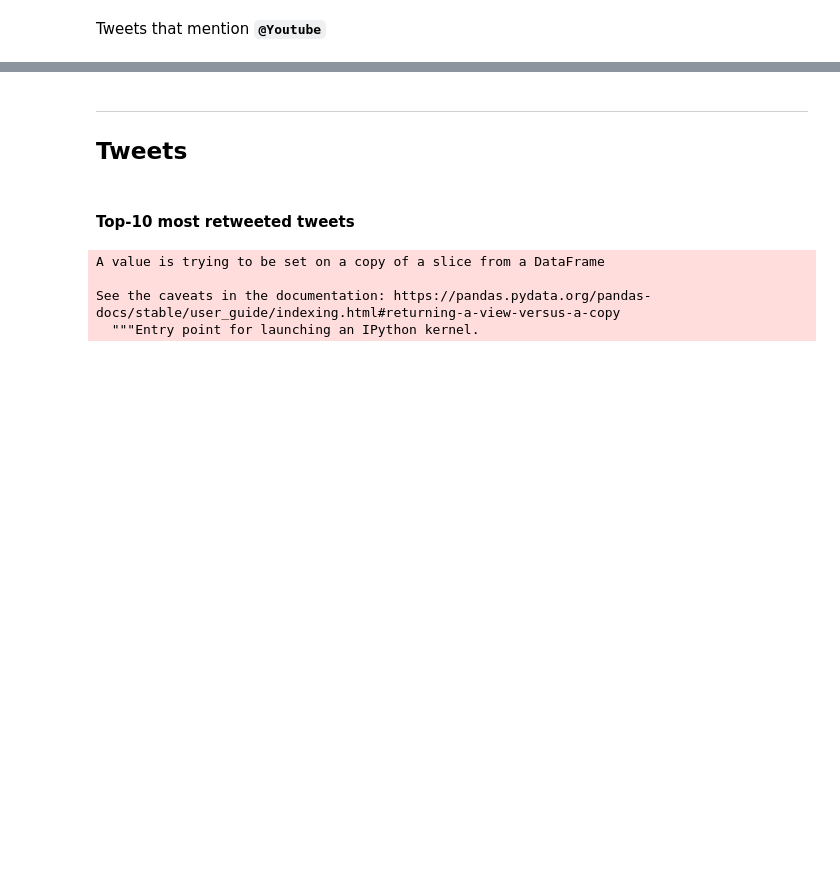
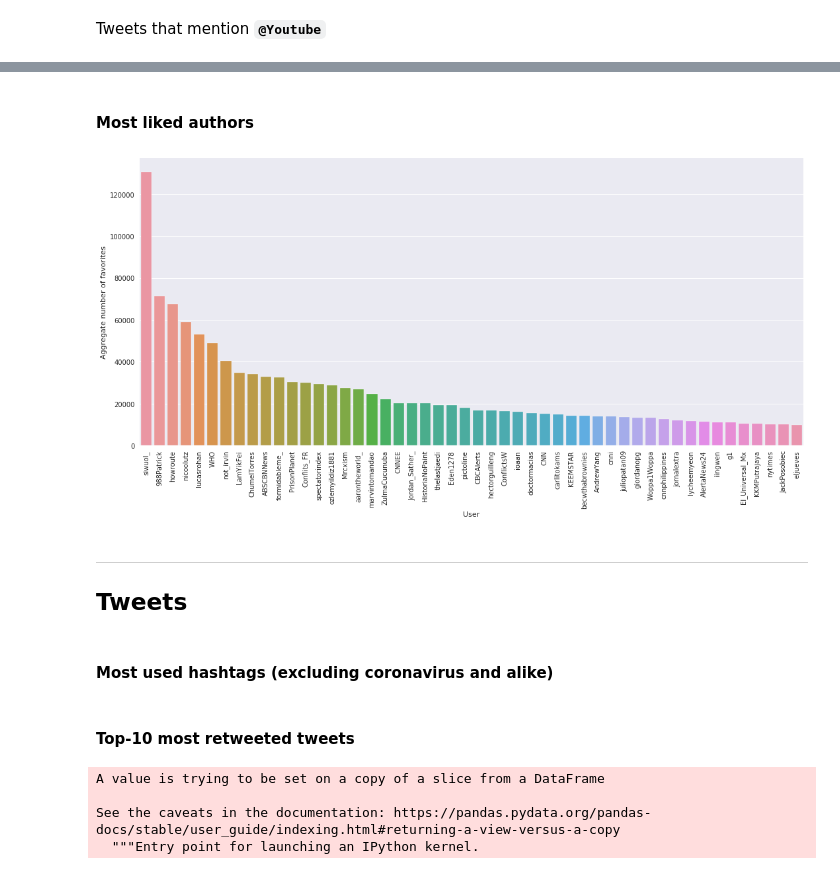
Before and after one commit to social-link-analytics-group-bsc/tw_coronavirus, a Jupyter notebook: corona_virus.ipynb, the cells around one changed output, grey strips where cells are left out. Cells and saved outputs as stored; diff of their text form; code cells hidden in the pictures; blank space fills up the shorter version.

```diff
--- a/corona_virus.ipynb
+++ b/corona_virus.ipynb
@@ -231,6 +332,20 @@ tweets[tweets['mentions'].isin(['@YouTube'])][['tweet_id', 'tweet', 'datetime',
+# %% [markdown]
+#### Most liked authors
+# %%
+plt.figure(figsize=(18,8))
+most_fav_users = list(tweets_by_author[['favorites']].sum().sort_values('favorites', ascending=False).head(50).index)
+favs_count = list(tweets_by_author[['favorites']].sum().sort_values('favorites', ascending=False).head(50)['favorites'])
+fig = sns.barplot(x=most_fav_users, y=favs_count)
+fig.set(xlabel='User', ylabel='Aggregate number of favorites')
+fig.set_xticklabels(labels=most_fav_users, rotation=90)
+plt.show()
+# %% [output]
+[figure, added]
 # %% [markdown]
 ---
 ## Tweets
+# %% [markdown]
+#### Most used hashtags (excluding coronavirus and alike)
 # %% [markdown]
 #### Top-10 most retweeted tweets
 # %%
```
Also changed, not shown: parts of 19 cells of this notebook.
